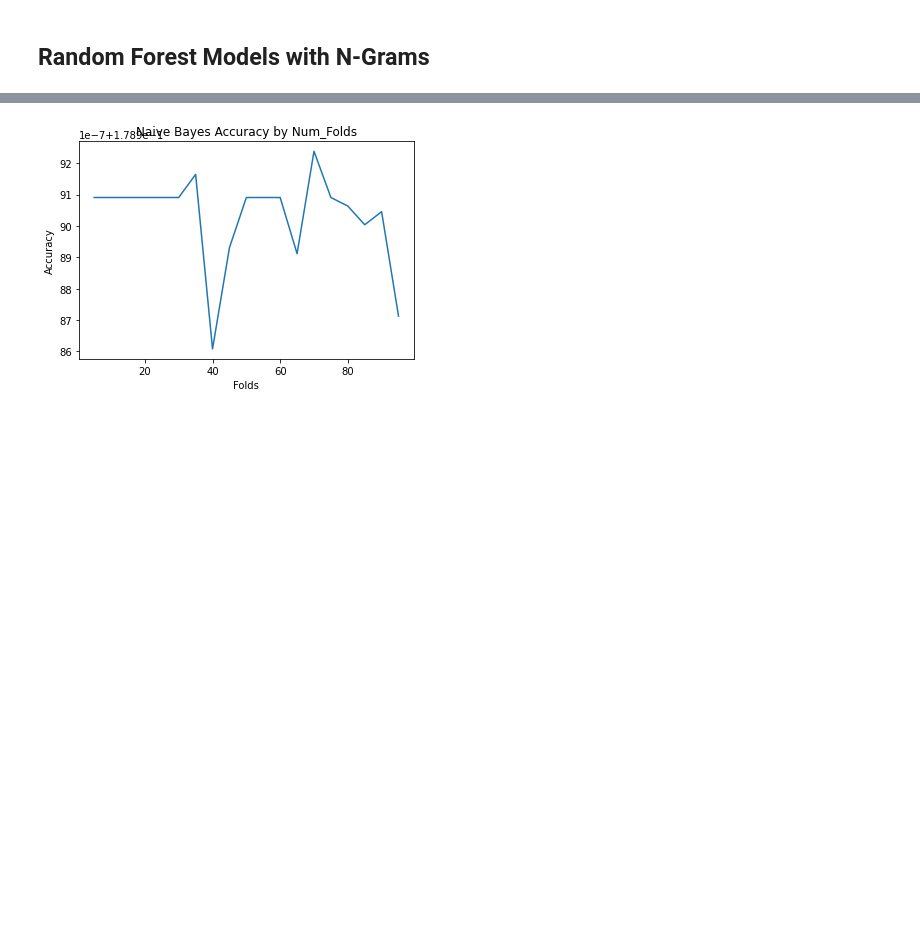
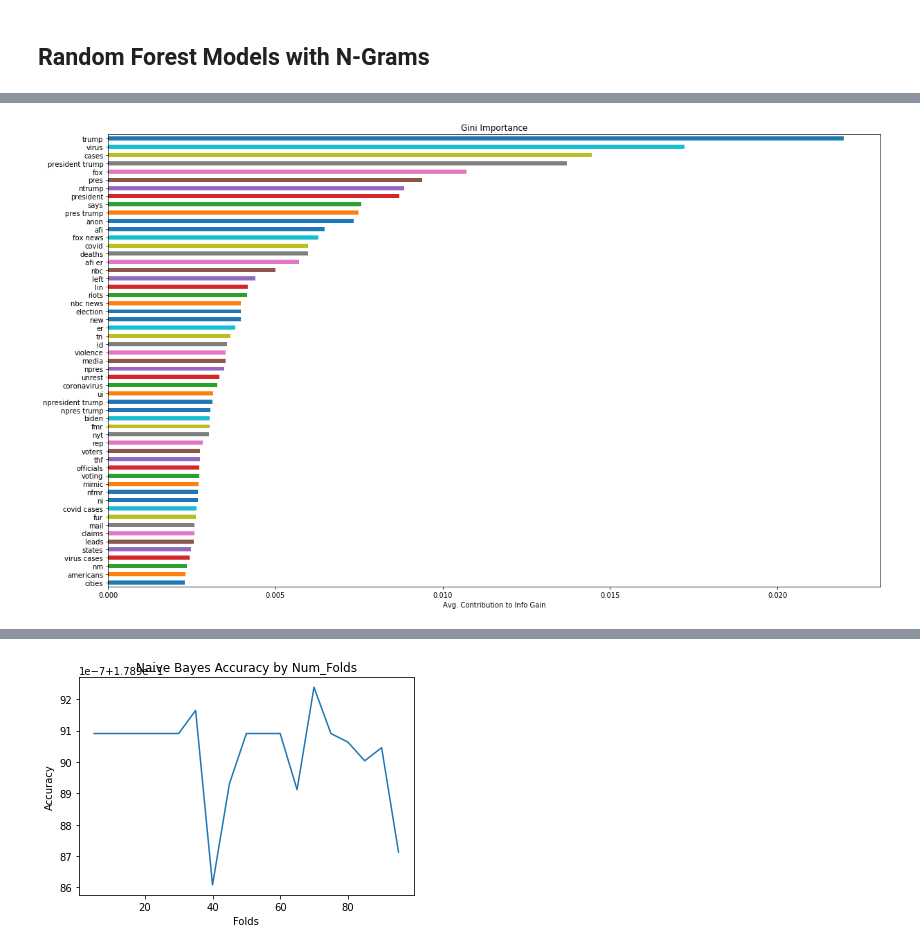
Before and after one commit to leckieje/chyrons_nlp, a Jupyter notebook: chyrons_book.ipynb, the cells around one changed output, grey strips where cells are left out. Cells and saved outputs as stored; diff of their text form; code cells hidden in the pictures; blank space fills up the shorter version.

```diff
--- a/chyrons_book.ipynb
+++ b/chyrons_book.ipynb
@@ -468,0 +660,4 @@ plot_roc_forest(X, y, vec_type='(Count)', max_depth=10)
+# %%
+chart_gini_import(forest, X_train, size=55, figsize=(20,12))
+# %% [output]
+[figure, added]
```
Also changed, not shown: parts of 31 cells of this notebook.
